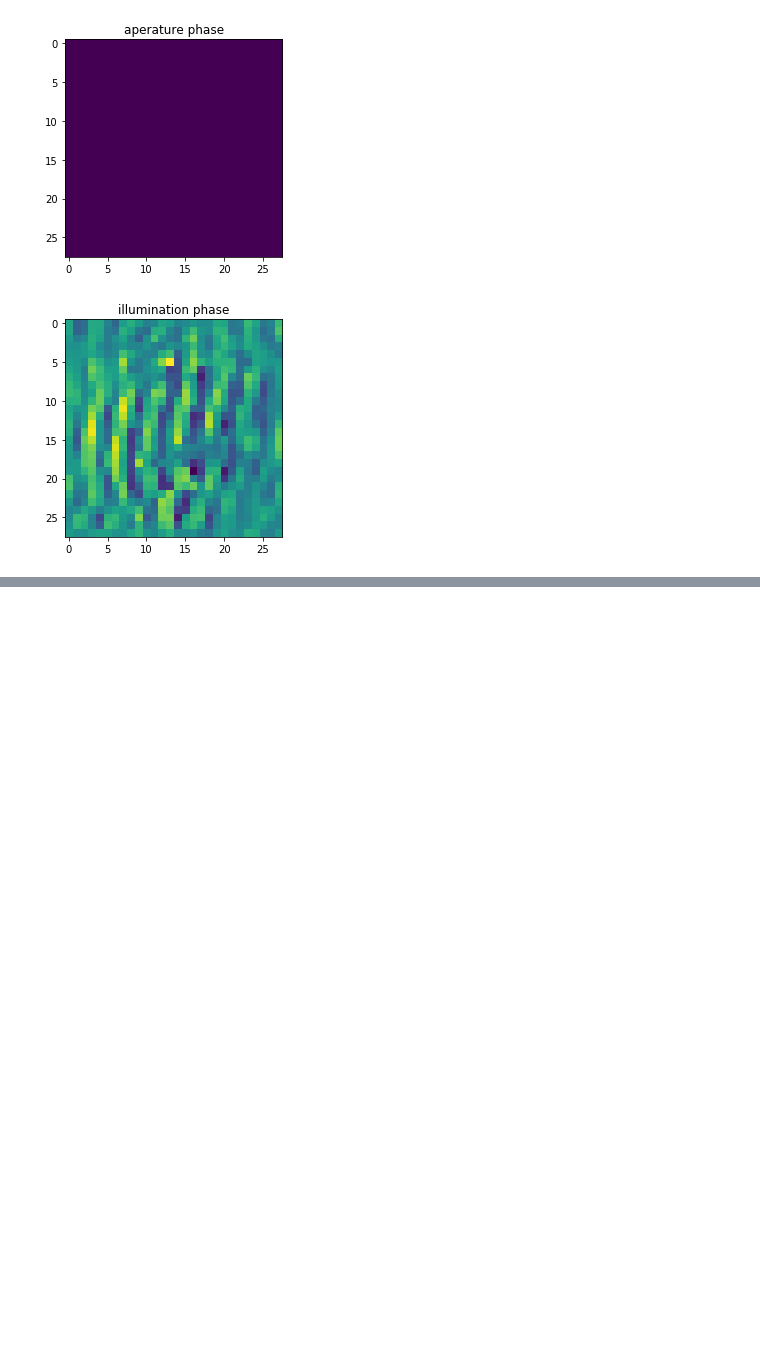
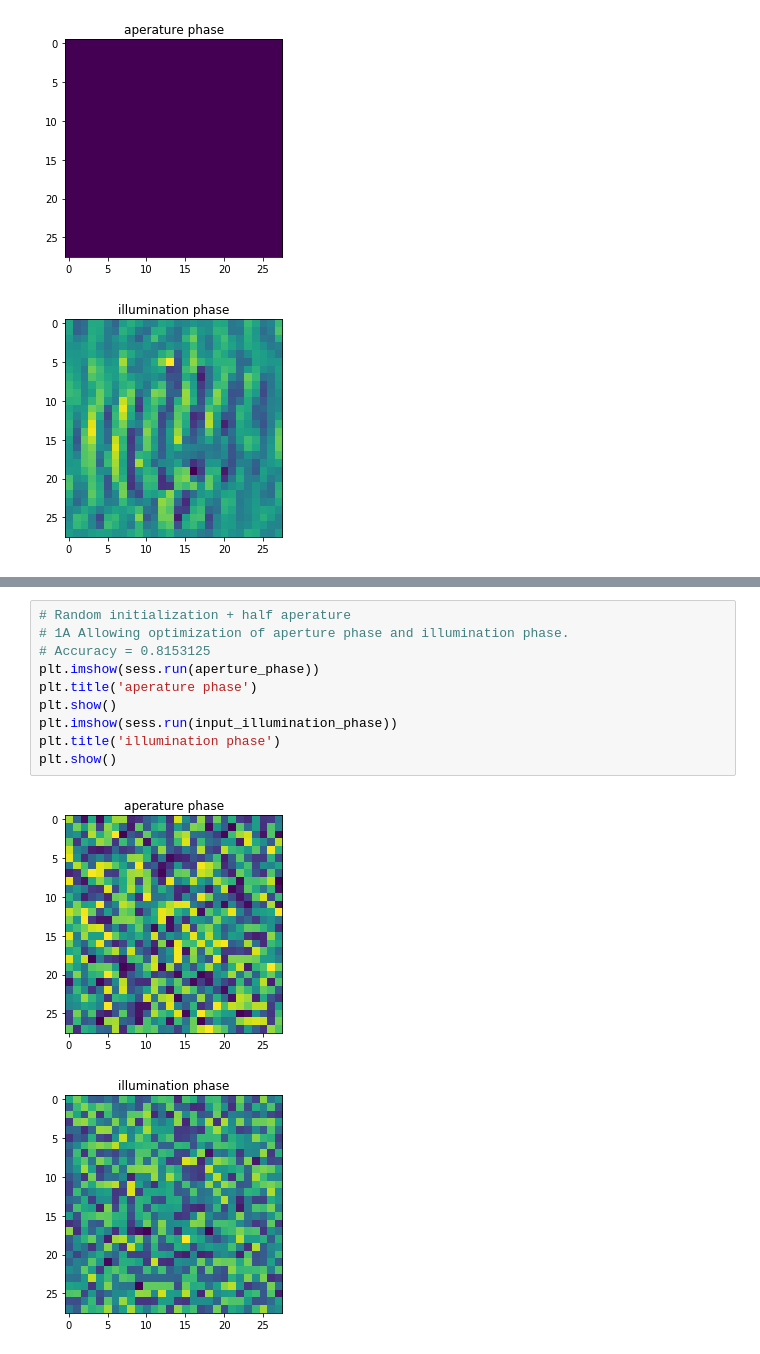
Before and after one commit to RoujiaW/ML-Imaging, a Jupyter notebook: homework/homework_5/HW5rw174.ipynb, the cells around one changed output, grey strips where cells are left out. Saved outputs shown, nothing was run; the diff lists cells and outputs as text; blank space fills up the shorter version.

```diff
--- a/homework/homework_5/HW5rw174.ipynb
+++ b/homework/homework_5/HW5rw174.ipynb
@@ -300,0 +338,13 @@ plt.show()
+# %%
+# Random initialization + half aperature
+# 1A Allowing optimization of aperture phase and illumination phase.
+# Accuracy = 0.8153125
+plt.imshow(sess.run(aperture_phase))
+plt.title('aperature phase')
+plt.show()
+plt.imshow(sess.run(input_illumination_phase))
+plt.title('illumination phase')
+plt.show()
+# %% [output]
+[figure, added]
+[figure, added]
```
Also changed, not shown: parts of 15 cells of this notebook.
